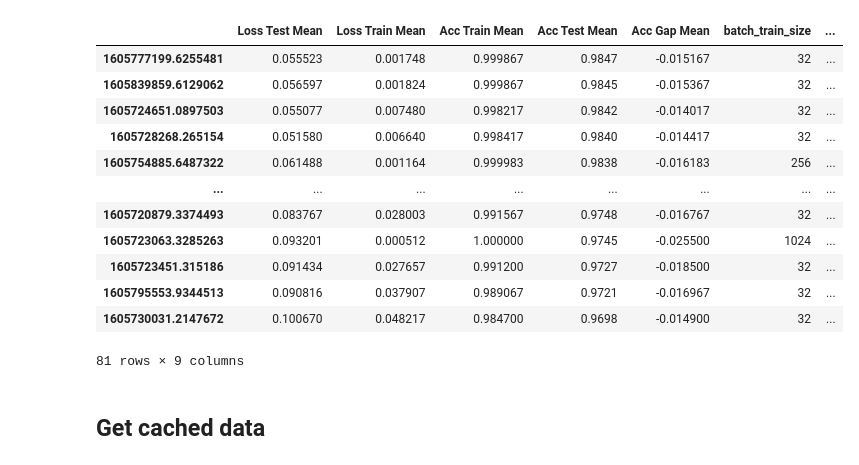
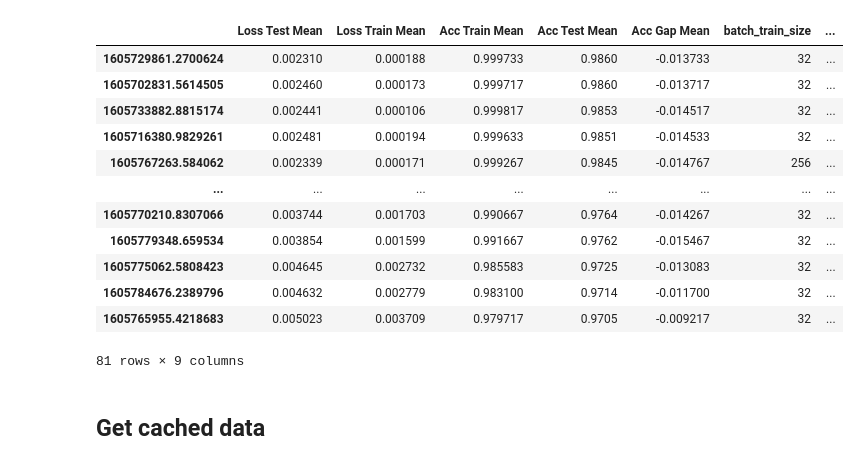
Before and after one commit to daniellengyel/deep_generalizability, a Jupyter notebook: notebooks/Complexity Measure Comparisons.ipynb, the cells around one changed output. Cells and saved outputs as stored; diff of their text form; code cells hidden in the pictures.

```diff
--- a/notebooks/Complexity Measure Comparisons.ipynb
+++ b/notebooks/Complexity Measure Comparisons.ipynb
@@ -46,20 +43,20 @@ mse_experiment_folder = os.path.join(root_folder, "experiments", data_name, mse_
 ce_stats_df = mf_post.stats_plotting.get_end_stats(ce_experiment_folder, step=-1)
 mse_stats_df = mf_post.stats_plotting.get_end_stats(mse_experiment_folder, step=-1)
 # %%
-ce_stats_df.sort_values(by="Acc Test Mean", ascending=False)
+mse_stats_df.sort_values(by="Acc Test Mean", ascending=False)
 # %% [output]
 |  | Loss Test Mean | Loss Train Mean | Acc Train Mean | Acc Test Mean | Acc Gap Mean | batch_train_size | ... |
-| 1605777199.6255481 | 0.055523 | 0.001748 | 0.999867 | 0.9847 | -0.015167 | 32 | ... |
-| 1605839859.6129062 | 0.056597 | 0.001824 | 0.999867 | 0.9845 | -0.015367 | 32 | ... |
-| 1605724651.0897503 | 0.055077 | 0.007480 | 0.998217 | 0.9842 | -0.014017 | 32 | ... |
-| 1605728268.265154 | 0.051580 | 0.006640 | 0.998417 | 0.9840 | -0.014417 | 32 | ... |
-| 1605754885.6487322 | 0.061488 | 0.001164 | 0.999983 | 0.9838 | -0.016183 | 256 | ... |
+| 1605729861.2700624 | 0.002310 | 0.000188 | 0.999733 | 0.9860 | -0.013733 | 32 | ... |
+| 1605702831.5614505 | 0.002460 | 0.000173 | 0.999717 | 0.9860 | -0.013717 | 32 | ... |
+| 1605733882.8815174 | 0.002441 | 0.000106 | 0.999817 | 0.9853 | -0.014517 | 32 | ... |
+| 1605716380.9829261 | 0.002481 | 0.000194 | 0.999633 | 0.9851 | -0.014533 | 32 | ... |
+| 1605767263.584062 | 0.002339 | 0.000171 | 0.999267 | 0.9845 | -0.014767 | 256 | ... |
 | ... | ... | ... | ... | ... | ... | ... | ... |
-| 1605720879.3374493 | 0.083767 | 0.028003 | 0.991567 | 0.9748 | -0.016767 | 32 | ... |
-| 1605723063.3285263 | 0.093201 | 0.000512 | 1.000000 | 0.9745 | -0.025500 | 1024 | ... |
-| 1605723451.315186 | 0.091434 | 0.027657 | 0.991200 | 0.9727 | -0.018500 | 32 | ... |
-| 1605795553.9344513 | 0.090816 | 0.037907 | 0.989067 | 0.9721 | -0.016967 | 32 | ... |
-| 1605730031.2147672 | 0.100670 | 0.048217 | 0.984700 | 0.9698 | -0.014900 | 32 | ... |
+| 1605770210.8307066 | 0.003744 | 0.001703 | 0.990667 | 0.9764 | -0.014267 | 32 | ... |
+| 1605779348.659534 | 0.003854 | 0.001599 | 0.991667 | 0.9762 | -0.015467 | 32 | ... |
+| 1605775062.5808423 | 0.004645 | 0.002732 | 0.985583 | 0.9725 | -0.013083 | 32 | ... |
+| 1605784676.2389796 | 0.004632 | 0.002779 | 0.983100 | 0.9714 | -0.011700 | 32 | ... |
+| 1605765955.4218683 | 0.005023 | 0.003709 | 0.979717 | 0.9705 | -0.009217 | 32 | ... |
 81 rows × 9 columns
 # %% [markdown]
 ## Get cached data
```
Also changed, not shown: parts of 17 cells of this notebook, 2 other files.
